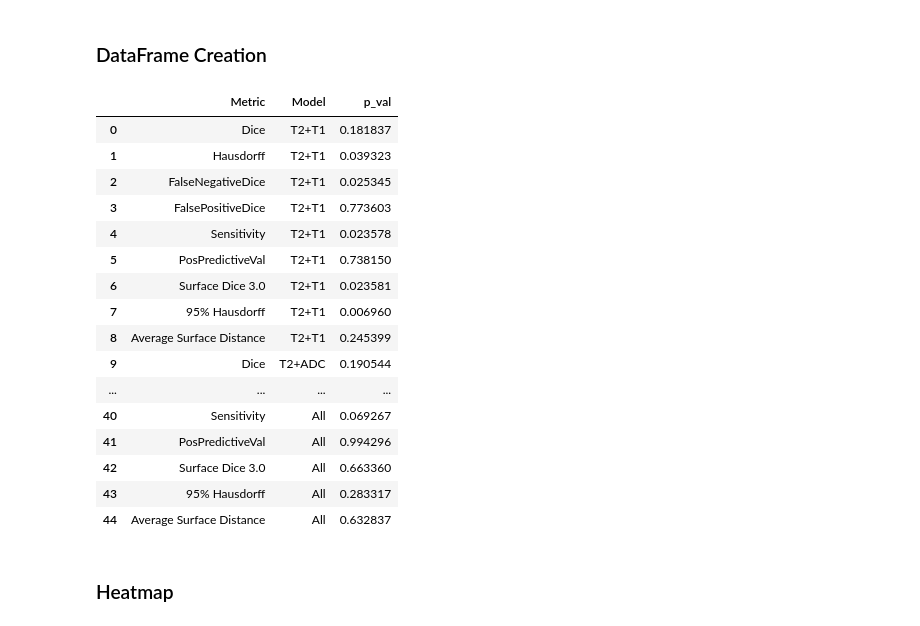
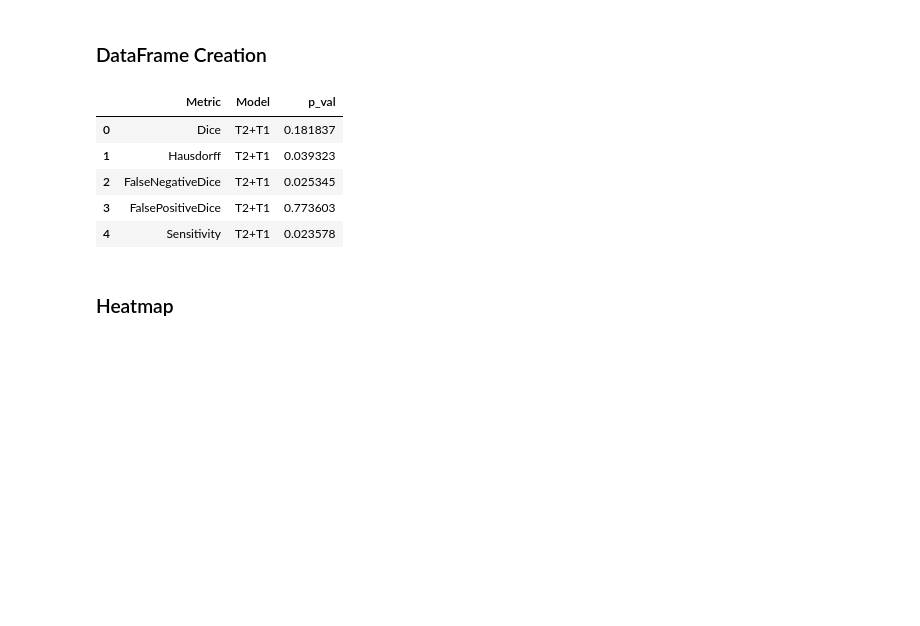
Before and after one commit to kwahid/mpMRI_OPC_GTVp_segmentation, a Jupyter notebook: mpMRI_data_dict_analysis_github.ipynb, the cells around one changed output. Cells and saved outputs as stored; diff of their text form; code cells hidden in the pictures; blank space fills up the shorter version.

```diff
--- a/mpMRI_data_dict_analysis_github.ipynb
+++ b/mpMRI_data_dict_analysis_github.ipynb
@@ -479,25 +476,14 @@ for model in model_list_copy:
             p_val = stats.wilcoxon(a,b, alternative = 'less')[1]
         df2.loc[counter] = [metric, model, p_val] # add to dataframe here
 # %%
-df2 # display
+df2.head() # display
 # %% [output]
 |  | Metric | Model | p_val |
 | 0 | Dice | T2+T1 | 0.181837 |
 | 1 | Hausdorff | T2+T1 | 0.039323 |
 | 2 | FalseNegativeDice | T2+T1 | 0.025345 |
 | 3 | FalsePositiveDice | T2+T1 | 0.773603 |
 | 4 | Sensitivity | T2+T1 | 0.023578 |
-| 5 | PosPredictiveVal | T2+T1 | 0.738150 |
-| 6 | Surface Dice 3.0 | T2+T1 | 0.023581 |
-| 7 | 95% Hausdorff | T2+T1 | 0.006960 |
-| 8 | Average Surface Distance | T2+T1 | 0.245399 |
-| 9 | Dice | T2+ADC | 0.190544 |
-| ... | ... | ... | ... |
-| 40 | Sensitivity | All | 0.069267 |
-| 41 | PosPredictiveVal | All | 0.994296 |
-| 42 | Surface Dice 3.0 | All | 0.663360 |
-| 43 | 95% Hausdorff | All | 0.283317 |
-| 44 | Average Surface Distance | All | 0.632837 |
 # %% [markdown]
 ### Heatmap <a name="heat"></a>
 # %%
```
Also changed, not shown: parts of 9 cells of this notebook, 1 other file.
